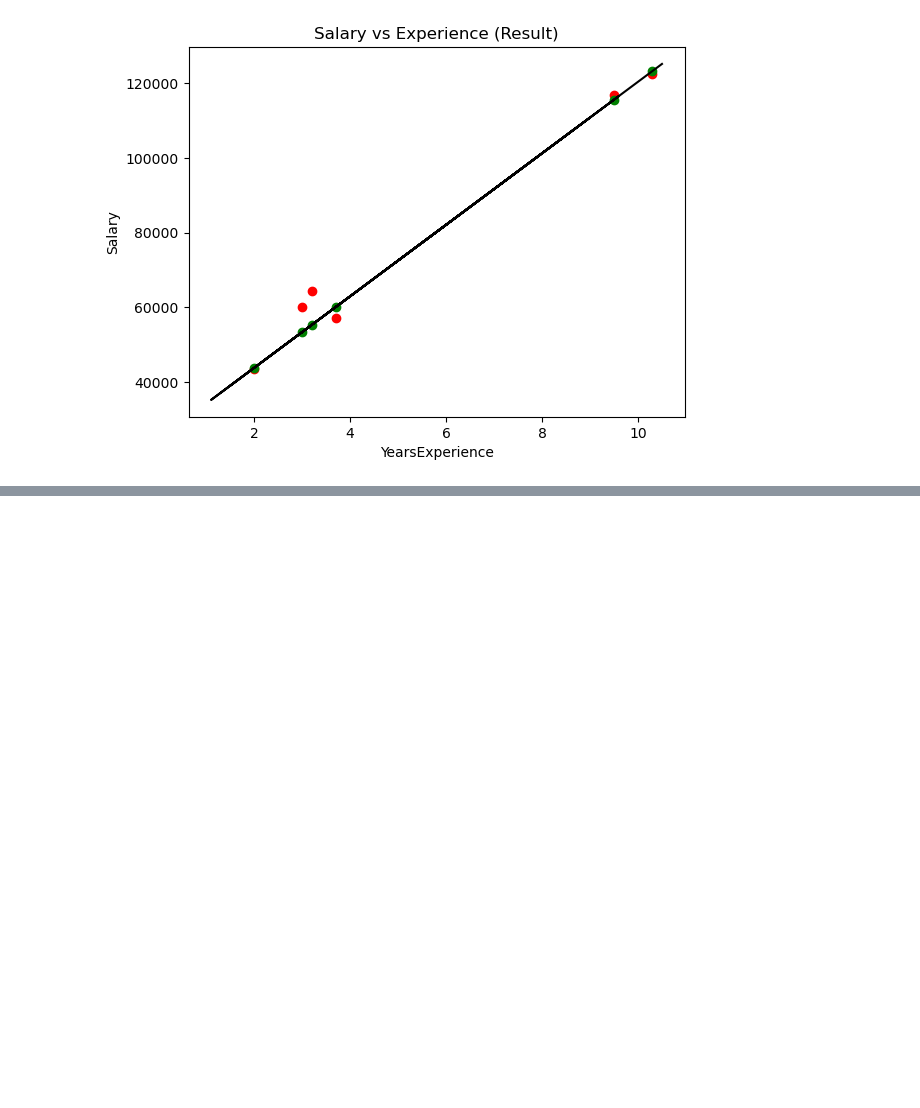
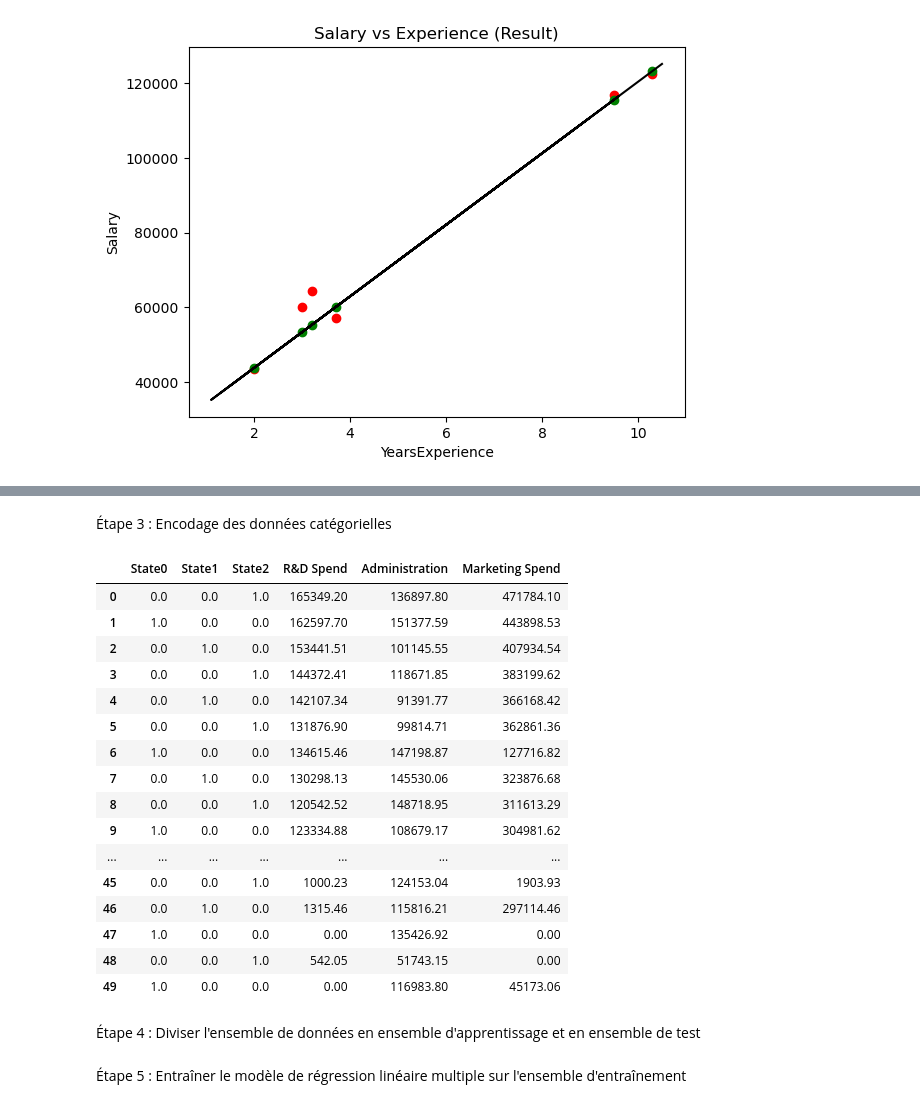
Before and after one commit to loop0-0/Apprentissage-Automatique-TPs, a Jupyter notebook: Tp1/Tp 1 _Python.ipynb, the cells around one changed output, grey strips where cells are left out. Drawn from its saved outputs; the diff is of its cells as text; code cells hidden in the pictures; blank space fills up the shorter version.

```diff
--- a/Tp1/Tp 1 _Python.ipynb
+++ b/Tp1/Tp 1 _Python.ipynb
@@ -70,0 +81,5 @@ plt.show()
+# %%
+dataset = pd.read_csv('50_Startups.csv')#.head(5)
+X = dataset.iloc[:, :-1]
+y = dataset.iloc[:, -1:]
+X
@@ -70,0 +104,32 @@ plt.show()
+# %% [markdown]
+Étape 3 : Encodage des données catégorielles
+# %%
+from sklearn.compose import ColumnTransformer
+from sklearn.preprocessing import OneHotEncoder
+ct = ColumnTransformer(transformers=[('encoder', OneHotEncoder(), [3])], remainder='passthrough')
+
+X = ct.fit_transform(X)
+
+X=pd.DataFrame(np.array(X),columns=[ "State0" ,"State1" ,"State2" ,"R&D Spend"	,"Administration"	,"Marketing Spend"	])
+X
+# %% [output]
+|  | State0 | State1 | State2 | R&D Spend | Administration | Marketing Spend |
+| 0 | 0.0 | 0.0 | 1.0 | 165349.20 | 136897.80 | 471784.10 |
+| 1 | 1.0 | 0.0 | 0.0 | 162597.70 | 151377.59 | 443898.53 |
+| 2 | 0.0 | 1.0 | 0.0 | 153441.51 | 101145.55 | 407934.54 |
+| 3 | 0.0 | 0.0 | 1.0 | 144372.41 | 118671.85 | 383199.62 |
+| 4 | 0.0 | 1.0 | 0.0 | 142107.34 | 91391.77 | 366168.42 |
+| 5 | 0.0 | 0.0 | 1.0 | 131876.90 | 99814.71 | 362861.36 |
+| 6 | 1.0 | 0.0 | 0.0 | 134615.46 | 147198.87 | 127716.82 |
+| 7 | 0.0 | 1.0 | 0.0 | 130298.13 | 145530.06 | 323876.68 |
+| 8 | 0.0 | 0.0 | 1.0 | 120542.52 | 148718.95 | 311613.29 |
+| 9 | 1.0 | 0.0 | 0.0 | 123334.88 | 108679.17 | 304981.62 |
+| ... | ... | ... | ... | ... | ... | ... |
+| 45 | 0.0 | 0.0 | 1.0 | 1000.23 | 124153.04 | 1903.93 |
+| 46 | 0.0 | 1.0 | 0.0 | 1315.46 | 115816.21 | 297114.46 |
+| 47 | 1.0 | 0.0 | 0.0 | 0.00 | 135426.92 | 0.00 |
+| 48 | 0.0 | 0.0 | 1.0 | 542.05 | 51743.15 | 0.00 |
+| 49 | 1.0 | 0.0 | 0.0 | 0.00 | 116983.80 | 45173.06 |
+# %% [markdown]
+Étape 4 : Diviser l'ensemble de données en ensemble d'apprentissage et en ensemble
+de test
@@ -70,0 +139,3 @@ plt.show()
+# %% [markdown]
+Étape 5 : Entraîner le modèle de régression linéaire multiple sur l'ensemble
+d'entraînement
```
Also changed, not shown: parts of 11 cells of this notebook.
